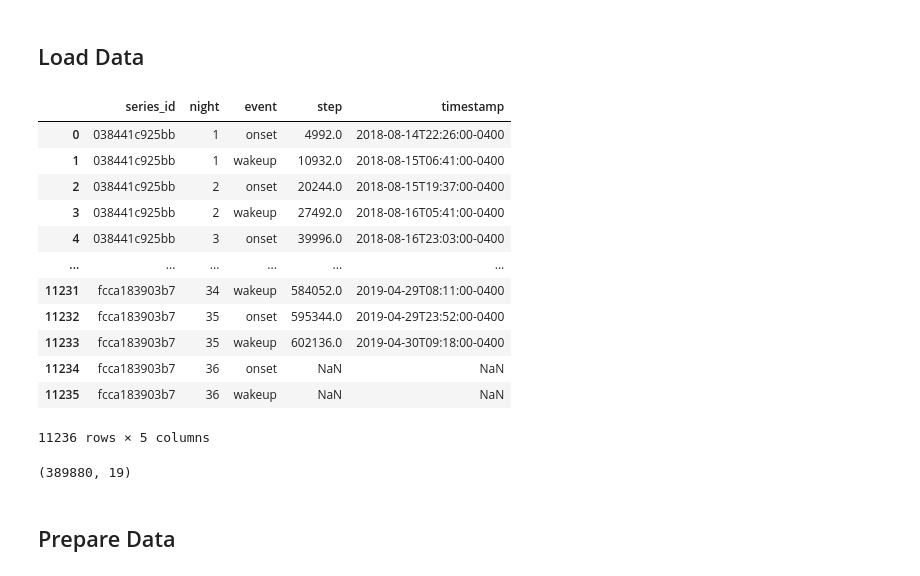
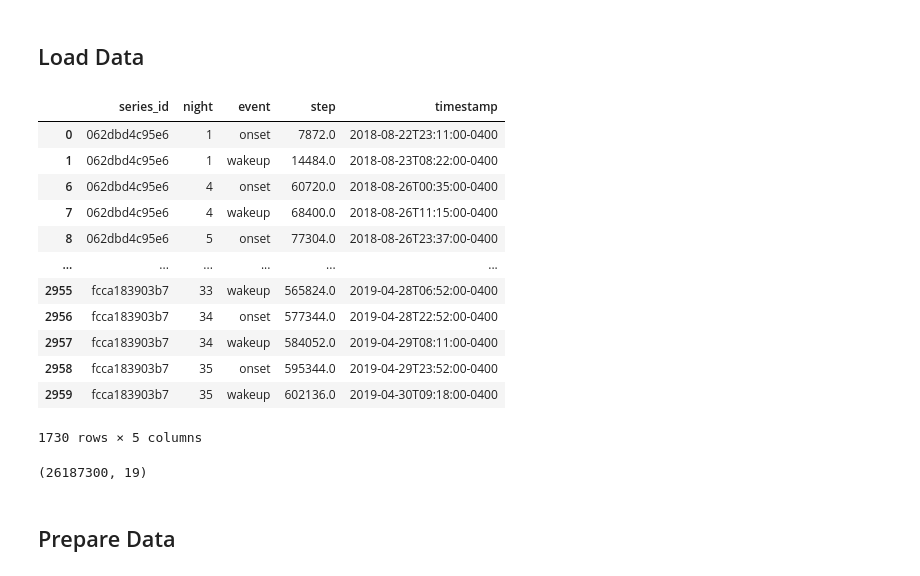
Before and after one commit to Timon0/ai-challenge-neural-nappers, a Jupyter notebook: notebooks/submission_mlp.ipynb, the cells around one changed output. Saved outputs shown, nothing was run; the diff lists cells and outputs as text; code cells hidden in the pictures.

```diff
--- a/notebooks/submission_mlp.ipynb
+++ b/notebooks/submission_mlp.ipynb
@@ -25,27 +25,28 @@ df_train_series = pd.read_parquet('../data/processed/train_series_split.parquet'
 df_validation_series = pd.read_parquet('../data/processed/validation_series_split.parquet')
 df_validation_events = pd.read_csv('../data/processed/validation_events_split.csv')
 # %%
+df_validation_events = df_validation_events[df_validation_events.step.notnull()]
 df_validation_events
 # %% [output]
 |  | series_id | night | event | step | timestamp |
-| 0 | 038441c925bb | 1 | onset | 4992.0 | 2018-08-14T22:26:00-0400 |
-| 1 | 038441c925bb | 1 | wakeup | 10932.0 | 2018-08-15T06:41:00-0400 |
-| 2 | 038441c925bb | 2 | onset | 20244.0 | 2018-08-15T19:37:00-0400 |
-| 3 | 038441c925bb | 2 | wakeup | 27492.0 | 2018-08-16T05:41:00-0400 |
-| 4 | 038441c925bb | 3 | onset | 39996.0 | 2018-08-16T23:03:00-0400 |
+| 0 | 062dbd4c95e6 | 1 | onset | 7872.0 | 2018-08-22T23:11:00-0400 |
+| 1 | 062dbd4c95e6 | 1 | wakeup | 14484.0 | 2018-08-23T08:22:00-0400 |
+| 6 | 062dbd4c95e6 | 4 | onset | 60720.0 | 2018-08-26T00:35:00-0400 |
+| 7 | 062dbd4c95e6 | 4 | wakeup | 68400.0 | 2018-08-26T11:15:00-0400 |
+| 8 | 062dbd4c95e6 | 5 | onset | 77304.0 | 2018-08-26T23:37:00-0400 |
 | ... | ... | ... | ... | ... | ... |
-| 11231 | fcca183903b7 | 34 | wakeup | 584052.0 | 2019-04-29T08:11:00-0400 |
-| 11232 | fcca183903b7 | 35 | onset | 595344.0 | 2019-04-29T23:52:00-0400 |
-| 11233 | fcca183903b7 | 35 | wakeup | 602136.0 | 2019-04-30T09:18:00-0400 |
-| 11234 | fcca183903b7 | 36 | onset | NaN | NaN |
-| 11235 | fcca183903b7 | 36 | wakeup | NaN | NaN |
+| 2955 | fcca183903b7 | 33 | wakeup | 565824.0 | 2019-04-28T06:52:00-0400 |
+| 2956 | fcca183903b7 | 34 | onset | 577344.0 | 2019-04-28T22:52:00-0400 |
+| 2957 | fcca183903b7 | 34 | wakeup | 584052.0 | 2019-04-29T08:11:00-0400 |
+| 2958 | fcca183903b7 | 35 | onset | 595344.0 | 2019-04-29T23:52:00-0400 |
+| 2959 | fcca183903b7 | 35 | wakeup | 602136.0 | 2019-04-30T09:18:00-0400 |
-11236 rows × 5 columns
+1730 rows × 5 columns
 # %%
-df_validation_series = df_validation_series[df_validation_series.series_id == '038441c925bb']
-df_validation_events = df_validation_events[df_validation_events.series_id == '038441c925bb']
+#df_validation_series = df_validation_series[df_validation_series.series_id == '038441c925bb']
+#df_validation_events = df_validation_events[df_validation_events.series_id == '038441c925bb']
 print(df_validation_series.shape)
 # %% [output]
-(389880, 19)
+(26187300, 19)
 # %% [markdown]
 ## Prepare Data
 # %%
```
Also changed, not shown: parts of 8 cells of this notebook, 1 other file.
